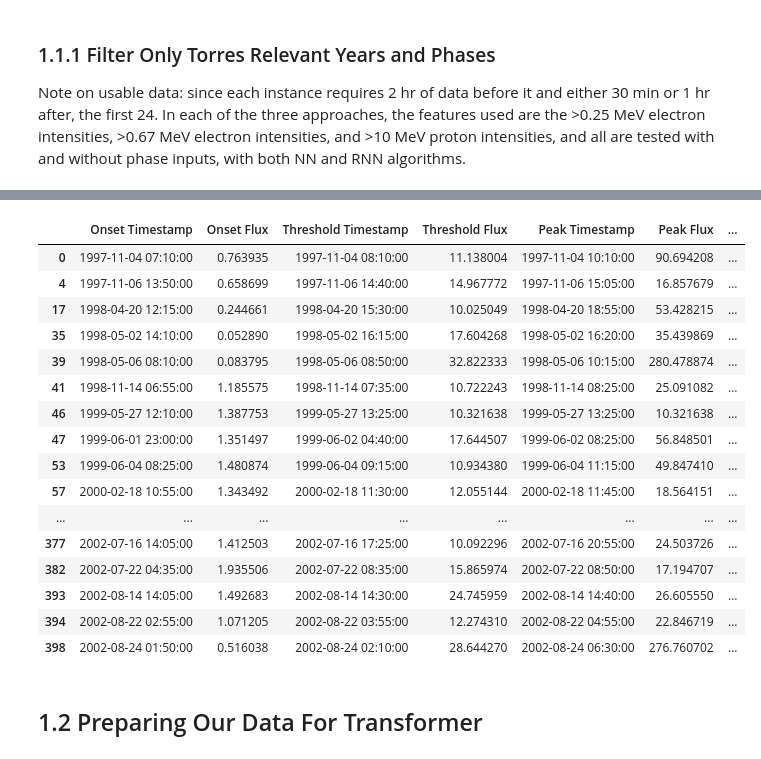
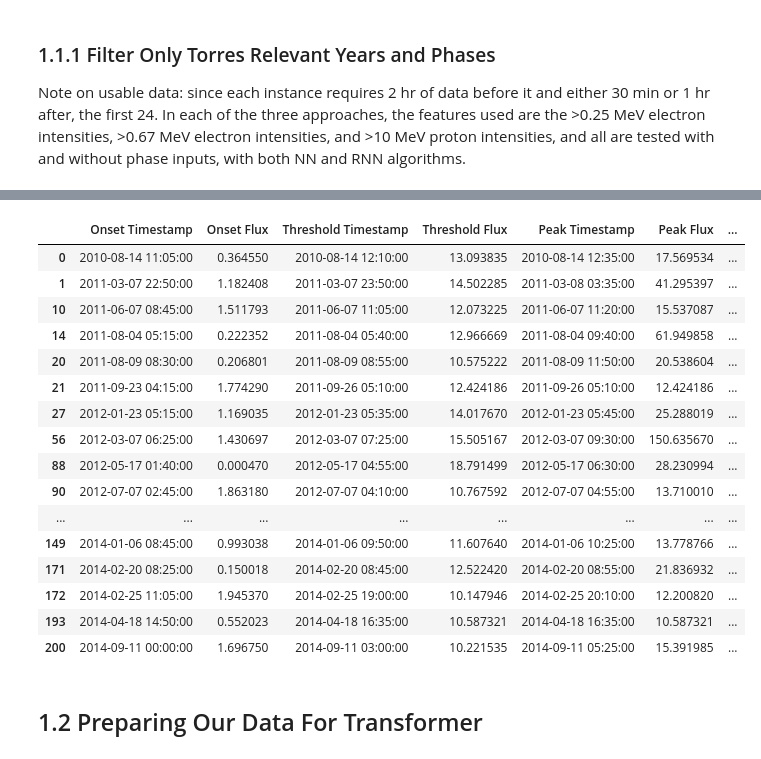
Before and after one commit to Lewis-Adkins/SWLG, a Jupyter notebook: SWLG_Code/code/seu_predict_torres_transformer.ipynb, the cells around one changed output, grey strips where cells are left out. Saved outputs shown, nothing was run; the diff lists cells and outputs as text; code cells hidden in the pictures.

```diff
--- a/SWLG_Code/code/seu_predict_torres_transformer.ipynb
+++ b/SWLG_Code/code/seu_predict_torres_transformer.ipynb
@@ -162,12 +162,33 @@ for i in range(1997, 2003, 1):
 torres_merged_phases = Find_Proton_Flux_Phases(torres_electron_proton_merged_df, 50, "torres_merged_phases")
 
 
+valid_df = pd.DataFrame([])
+for i in range(2010, 2015, 1):  # 2010-2014 inclusive
+    merged_year_df = pd.read_csv('data/enviromental/ephin-soho/merged/merged_' + str(i) + '.csv')
+    valid_df = pd.concat([valid_df, merged_year_df], ignore_index=True)
+
+valid_phases = Find_Proton_Flux_Phases(valid_df, 50, "valid_phases")
+
+
 for col in ["E150", "E300", "P_tot"]:
     torres_electron_proton_merged_df[col] = np.log(
         np.clip(torres_electron_proton_merged_df[col], 1e-6, None)
     )
+    valid_df[col] = np.log(
+        np.clip(valid_df[col], 1e-6, None)
+    )
+
+
+
 
 torres_electron_proton_merged_df["Timestamp"] = pd.to_datetime(torres_electron_proton_merged_df["Timestamp"])
+valid_df["Timestamp"] = pd.to_datetime(valid_df["Timestamp"])
 
-torres_merged_phases
+
+print("Phase onset example:", valid_phases["Onset Timestamp"].iloc[0])
+print("Valid df timestamp example:", valid_df["Timestamp"].iloc[0])
+print("Phase dtype:", valid_phases["Onset Timestamp"].dtype)
+print("Valid df dtype:", valid_df["Timestamp"].dtype)
+
+valid_phases
 # %% [output]
@@ -174,20 +199,20 @@ torres_merged_phases
 |  | Onset Timestamp | Onset Flux | Threshold Timestamp | Threshold Flux | Peak Timestamp | Peak Flux | ... |
-| 0 | 1997-11-04 07:10:00 | 0.763935 | 1997-11-04 08:10:00 | 11.138004 | 1997-11-04 10:10:00 | 90.694208 | ... |
-| 4 | 1997-11-06 13:50:00 | 0.658699 | 1997-11-06 14:40:00 | 14.967772 | 1997-11-06 15:05:00 | 16.857679 | ... |
-| 17 | 1998-04-20 12:15:00 | 0.244661 | 1998-04-20 15:30:00 | 10.025049 | 1998-04-20 18:55:00 | 53.428215 | ... |
-| 35 | 1998-05-02 14:10:00 | 0.052890 | 1998-05-02 16:15:00 | 17.604268 | 1998-05-02 16:20:00 | 35.439869 | ... |
-| 39 | 1998-05-06 08:10:00 | 0.083795 | 1998-05-06 08:50:00 | 32.822333 | 1998-05-06 10:15:00 | 280.478874 | ... |
-| 41 | 1998-11-14 06:55:00 | 1.185575 | 1998-11-14 07:35:00 | 10.722243 | 1998-11-14 08:25:00 | 25.091082 | ... |
-| 46 | 1999-05-27 12:10:00 | 1.387753 | 1999-05-27 13:25:00 | 10.321638 | 1999-05-27 13:25:00 | 10.321638 | ... |
-| 47 | 1999-06-01 23:00:00 | 1.351497 | 1999-06-02 04:40:00 | 17.644507 | 1999-06-02 08:25:00 | 56.848501 | ... |
-| 53 | 1999-06-04 08:25:00 | 1.480874 | 1999-06-04 09:15:00 | 10.934380 | 1999-06-04 11:15:00 | 49.847410 | ... |
-| 57 | 2000-02-18 10:55:00 | 1.343492 | 2000-02-18 11:30:00 | 12.055144 | 2000-02-18 11:45:00 | 18.564151 | ... |
+| 0 | 2010-08-14 11:05:00 | 0.364550 | 2010-08-14 12:10:00 | 13.093835 | 2010-08-14 12:35:00 | 17.569534 | ... |
+| 1 | 2011-03-07 22:50:00 | 1.182408 | 2011-03-07 23:50:00 | 14.502285 | 2011-03-08 03:35:00 | 41.295397 | ... |
+| 10 | 2011-06-07 08:45:00 | 1.511793 | 2011-06-07 11:05:00 | 12.073225 | 2011-06-07 11:20:00 | 15.537087 | ... |
+| 14 | 2011-08-04 05:15:00 | 0.222352 | 2011-08-04 05:40:00 | 12.966669 | 2011-08-04 09:40:00 | 61.949858 | ... |
+| 20 | 2011-08-09 08:30:00 | 0.206801 | 2011-08-09 08:55:00 | 10.575222 | 2011-08-09 11:50:00 | 20.538604 | ... |
+| 21 | 2011-09-23 04:15:00 | 1.774290 | 2011-09-26 05:10:00 | 12.424186 | 2011-09-26 05:10:00 | 12.424186 | ... |
+| 27 | 2012-01-23 05:15:00 | 1.169035 | 2012-01-23 05:35:00 | 14.017670 | 2012-01-23 05:45:00 | 25.288019 | ... |
+| 56 | 2012-03-07 06:25:00 | 1.430697 | 2012-03-07 07:25:00 | 15.505167 | 2012-03-07 09:30:00 | 150.635670 | ... |
+| 88 | 2012-05-17 01:40:00 | 0.000470 | 2012-05-17 04:55:00 | 18.791499 | 2012-05-17 06:30:00 | 28.230994 | ... |
+| 90 | 2012-07-07 02:45:00 | 1.863180 | 2012-07-07 04:10:00 | 10.767592 | 2012-07-07 04:55:00 | 13.710010 | ... |
 | ... | ... | ... | ... | ... | ... | ... | ... |
-| 377 | 2002-07-16 14:05:00 | 1.412503 | 2002-07-16 17:25:00 | 10.092296 | 2002-07-16 20:55:00 | 24.503726 | ... |
-| 382 | 2002-07-22 04:35:00 | 1.935506 | 2002-07-22 08:35:00 | 15.865974 | 2002-07-22 08:50:00 | 17.194707 | ... |
-| 393 | 2002-08-14 14:05:00 | 1.492683 | 2002-08-14 14:30:00 | 24.745959 | 2002-08-14 14:40:00 | 26.605550 | ... |
-| 394 | 2002-08-22 02:55:00 | 1.071205 | 2002-08-22 03:55:00 | 12.274310 | 2002-08-22 04:55:00 | 22.846719 | ... |
-| 398 | 2002-08-24 01:50:00 | 0.516038 | 2002-08-24 02:10:00 | 28.644270 | 2002-08-24 06:30:00 | 276.760702 | ... |
+| 149 | 2014-01-06 08:45:00 | 0.993038 | 2014-01-06 09:50:00 | 11.607640 | 2014-01-06 10:25:00 | 13.778766 | ... |
+| 171 | 2014-02-20 08:25:00 | 0.150018 | 2014-02-20 08:45:00 | 12.522420 | 2014-02-20 08:55:00 | 21.836932 | ... |
+| 172 | 2014-02-25 11:05:00 | 1.945370 | 2014-02-25 19:00:00 | 10.147946 | 2014-02-25 20:10:00 | 12.200820 | ... |
+| 193 | 2014-04-18 14:50:00 | 0.552023 | 2014-04-18 16:35:00 | 10.587321 | 2014-04-18 16:35:00 | 10.587321 | ... |
+| 200 | 2014-09-11 00:00:00 | 1.696750 | 2014-09-11 03:00:00 | 10.221535 | 2014-09-11 05:25:00 | 15.391985 | ... |
 # %% [markdown]
 ## 1.2 Preparing Our Data For Transformer
 # %% [markdown]
```
Also changed, not shown: parts of 19 cells of this notebook, 45 other files.
